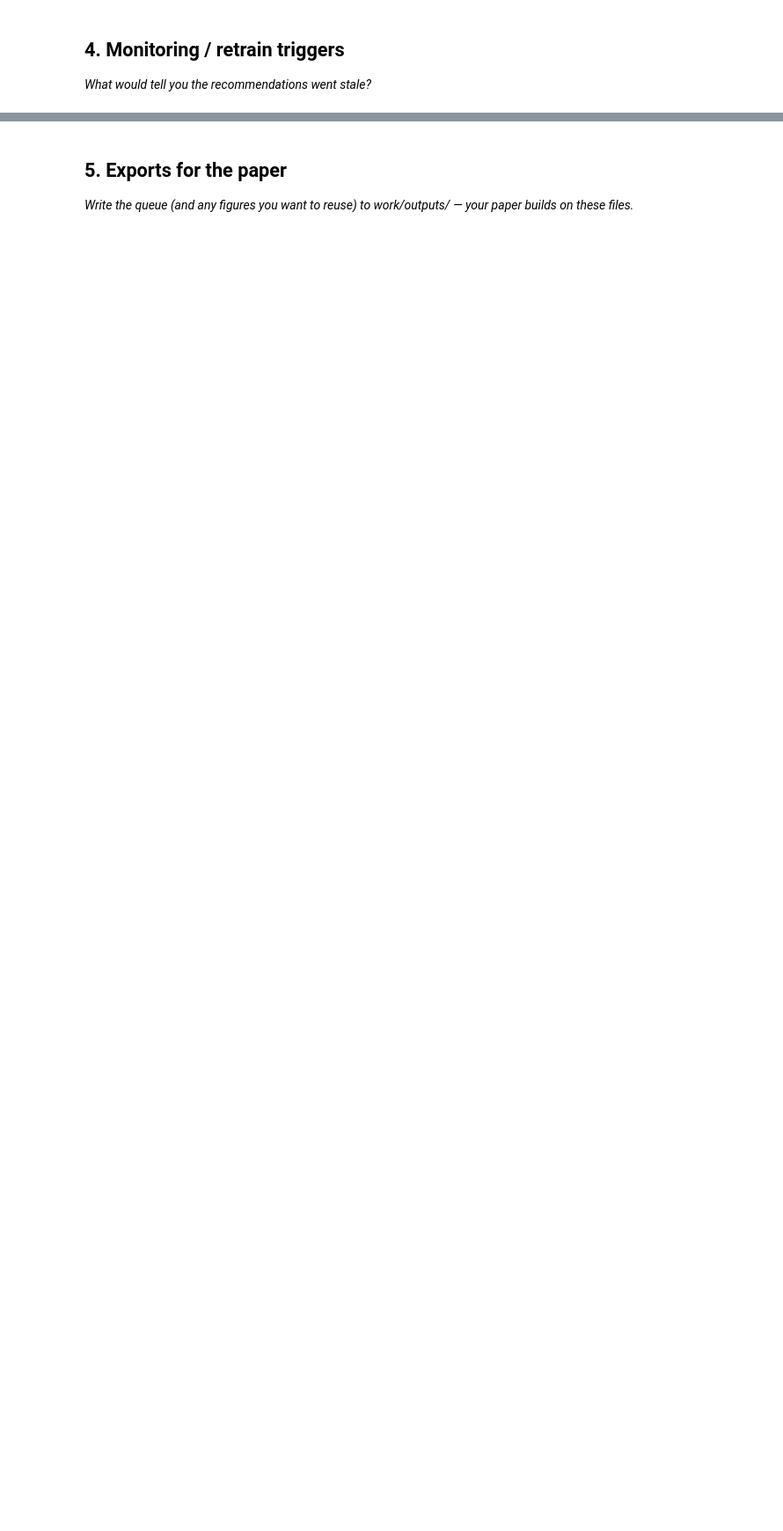
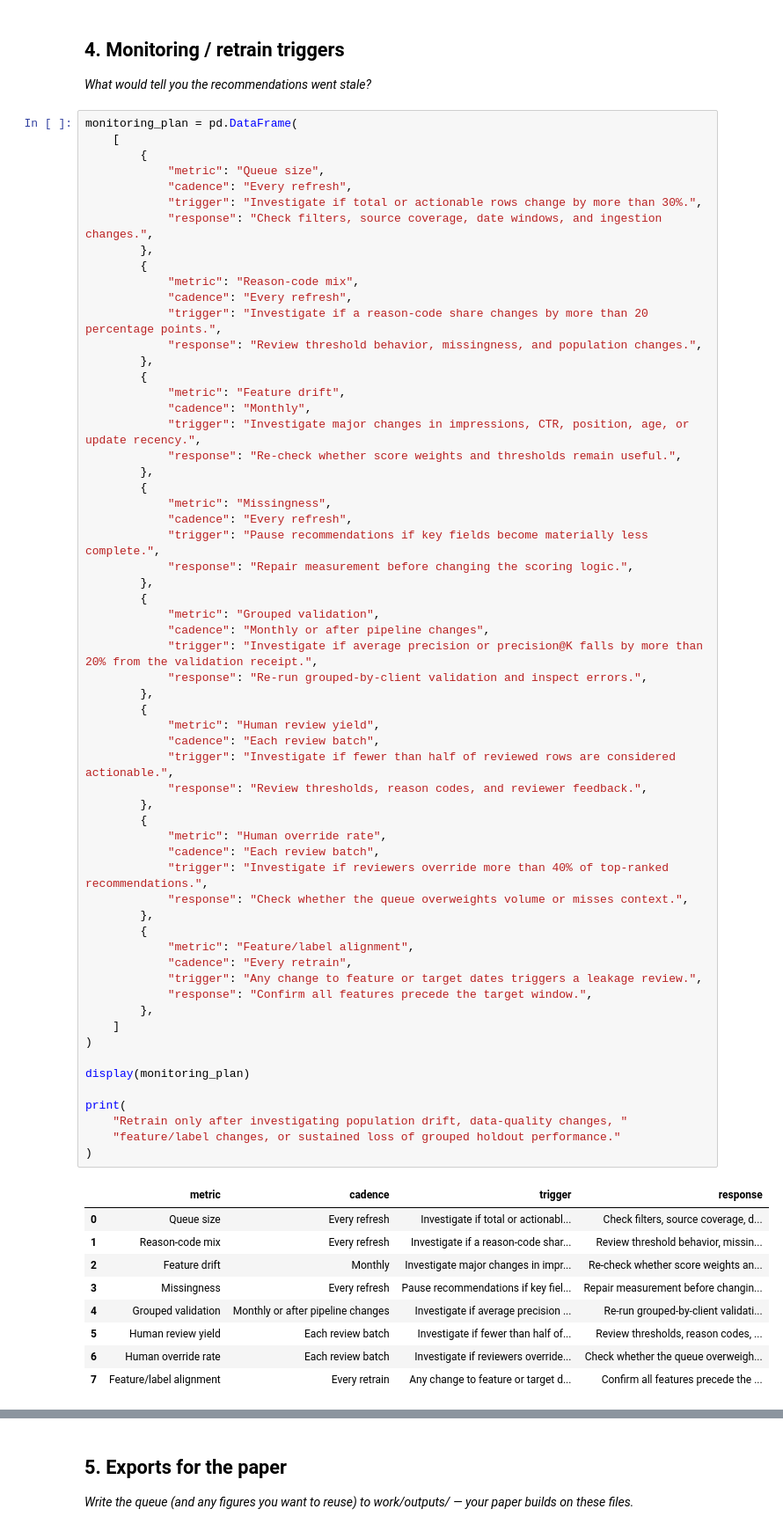
Before and after one commit to hajergafsi/flyrank-ml-internship-starter, a Jupyter notebook: work/notebooks/w07_action_playbook.ipynb, the cells around one changed output, grey strips where cells are left out. Shown at 88% size. Cells and saved outputs as stored; diff of their text form; blank space fills up the shorter version.

```diff
--- a/work/notebooks/w07_action_playbook.ipynb
+++ b/work/notebooks/w07_action_playbook.ipynb
@@ -22,3 +454,73 @@ This skeleton is yours to fill. Work the sections **in order** — each one has
 ## 4. Monitoring / retrain triggers
 
 *What would tell you the recommendations went stale?*
+# %%
+monitoring_plan = pd.DataFrame(
+    [
+        {
+            "metric": "Queue size",
+            "cadence": "Every refresh",
+            "trigger": "Investigate if total or actionable rows change by more than 30%.",
+            "response": "Check filters, source coverage, date windows, and ingestion changes.",
+        },
+        {
+            "metric": "Reason-code mix",
+            "cadence": "Every refresh",
+            "trigger": "Investigate if a reason-code share changes by more than 20 percentage points.",
+            "response": "Review threshold behavior, missingness, and population changes.",
+        },
+        {
+            "metric": "Feature drift",
+            "cadence": "Monthly",
+            "trigger": "Investigate major changes in impressions, CTR, position, age, or update recency.",
+            "response": "Re-check whether score weights and thresholds remain useful.",
+        },
+        {
+            "metric": "Missingness",
+            "cadence": "Every refresh",
+            "trigger": "Pause recommendations if key fields become materially less complete.",
+            "response": "Repair measurement before changing the scoring logic.",
+        },
+        {
+            "metric": "Grouped validation",
+            "cadence": "Monthly or after pipeline changes",
+            "trigger": "Investigate if average precision or precision@K falls by more than 20% from the validation receipt.",
+            "response": "Re-run grouped-by-client validation and inspect errors.",
+        },
+        {
+            "metric": "Human review yield",
+            "cadence": "Each review batch",
+            "trigger": "Investigate if fewer than half of reviewed rows are considered actionable.",
+            "response": "Review thresholds, reason codes, and reviewer feedback.",
+        },
+        {
+            "metric": "Human override rate",
+            "cadence": "Each review batch",
+            "trigger": "Investigate if reviewers override more than 40% of top-ranked recommendations.",
+            "response": "Check whether the queue overweights volume or misses context.",
+        },
+        {
+            "metric": "Feature/label alignment",
+            "cadence": "Every retrain",
+            "trigger": "Any change to feature or target dates triggers a leakage review.",
+            "response": "Confirm all features precede the target window.",
+        },
+    ]
+)
+
+display(monitoring_plan)
+
+print(
+    "Retrain only after investigating population drift, data-quality changes, "
+    "feature/label changes, or sustained loss of grouped holdout performance."
+)
+# %% [output]
+|  | metric | cadence | trigger | response |
+| 0 | Queue size | Every refresh | Investigate if total or actionabl... | Check filters, source coverage, d... |
+| 1 | Reason-code mix | Every refresh | Investigate if a reason-code shar... | Review threshold behavior, missin... |
+| 2 | Feature drift | Monthly | Investigate major changes in impr... | Re-check whether score weights an... |
+| 3 | Missingness | Every refresh | Pause recommendations if key fiel... | Repair measurement before changin... |
+| 4 | Grouped validation | Monthly or after pipeline changes | Investigate if average precision ... | Re-run grouped-by-client validati... |
+| 5 | Human review yield | Each review batch | Investigate if fewer than half of... | Review thresholds, reason codes, ... |
+| 6 | Human override rate | Each review batch | Investigate if reviewers override... | Check whether the queue overweigh... |
+| 7 | Feature/label alignment | Every retrain | Any change to feature or target d... | Confirm all features precede the ... |
```
Also changed, not shown: parts of 7 cells of this notebook.
